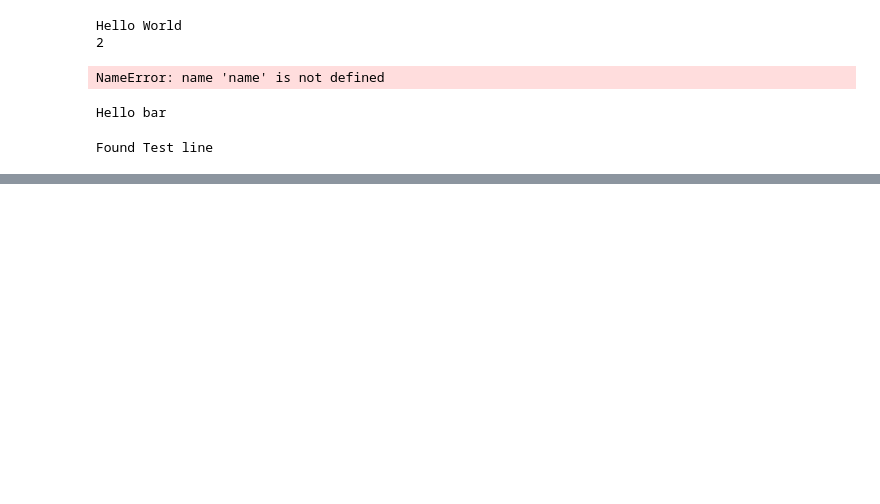
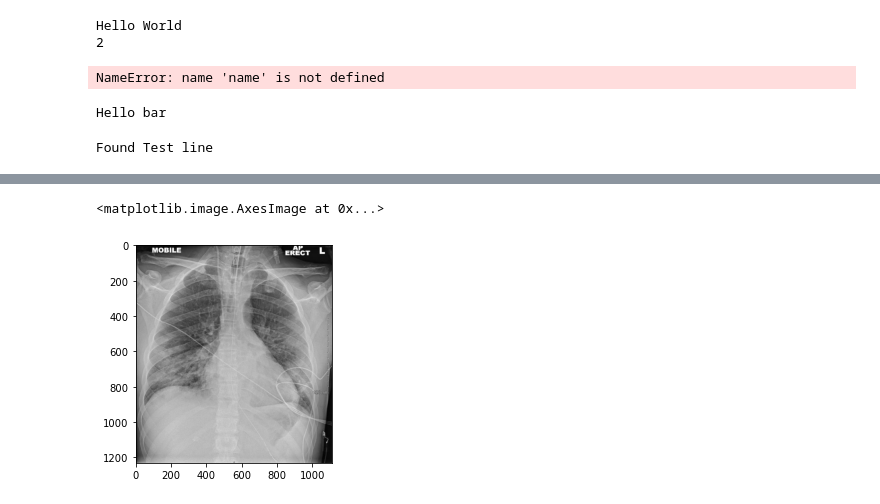
Before and after one commit to JennyWade/python_programmering, a Jupyter notebook: Lecture07/testing.ipynb, the cells around one changed output, grey strips where cells are left out. Cells and saved outputs as stored; diff of their text form; code cells hidden in the pictures; blank space fills up the shorter version.

```diff
--- a/Lecture07/testing.ipynb
+++ b/Lecture07/testing.ipynb
@@ -33,0 +92,5 @@ Found Test line
+# %%
+plt.imshow(img)
+# %% [output]
+<matplotlib.image.AxesImage at 0x...>
+[figure, added]
```
Also changed, not shown: parts of 7 cells of this notebook, 2 other files.
